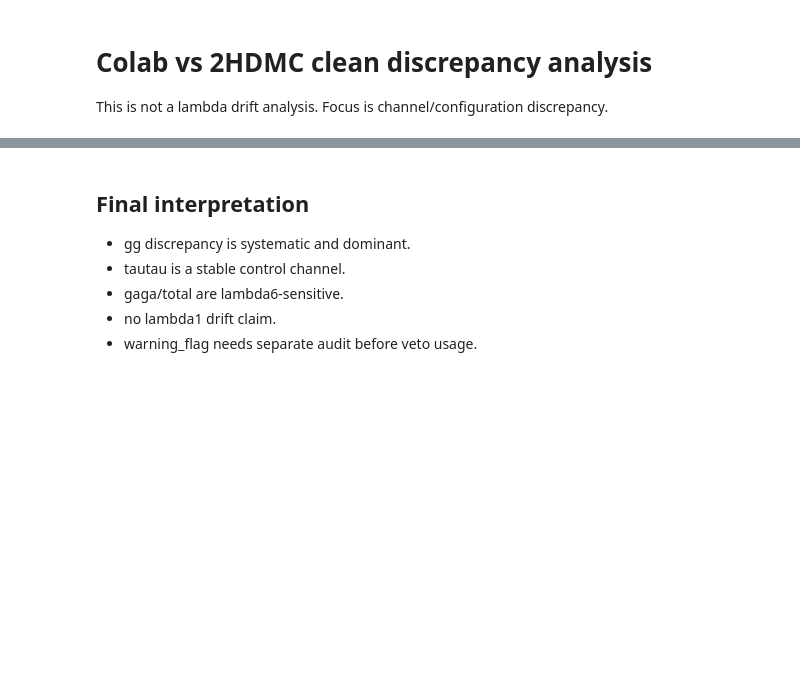
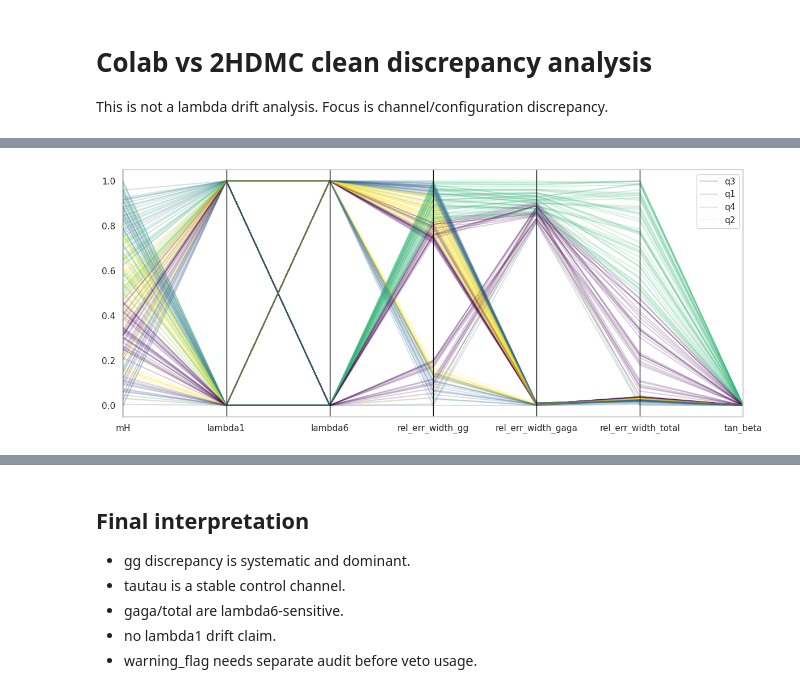
Before and after one commit to fbientrigo/dihiggs, a Jupyter notebook: scripts/analyze_colab_vs_2hdmc_clean.ipynb, the cells around one changed output, grey strips where cells are left out. Saved outputs shown, nothing was run; the diff lists cells and outputs as text; code cells hidden in the pictures; blank space fills up the shorter version.

```diff
--- a/scripts/analyze_colab_vs_2hdmc_clean.ipynb
+++ b/scripts/analyze_colab_vs_2hdmc_clean.ipynb
@@ -42,8 +70,13 @@ plt.figure(figsize=(8,4)); sns.scatterplot(data=df,x='mH',y='rel_err_width_gaga'
 # %%
 from pandas.plotting import parallel_coordinates
-cols=['mH','lambda1','lambda6','tan_beta','rel_err_width_gg','rel_err_width_gaga','rel_err_width_total']
+
+cols=['mH','lambda1','lambda6','rel_err_width_gg','rel_err_width_gaga','rel_err_width_total', 'tan_beta']
 sub=df[cols].sample(min(200,len(df)),random_state=42).copy(); sub['color_bin']=pd.qcut(sub['rel_err_width_total'],q=4,labels=['q1','q2','q3','q4'])
+
 for c in cols:
  v=sub[c].astype(float); d=v.max()-v.min(); sub[c]=0.0 if d==0 else (v-v.min())/d
+
 plt.figure(figsize=(12,5)); parallel_coordinates(sub[['color_bin']+cols],'color_bin',colormap='viridis',alpha=0.2); plt.tight_layout(); plt.savefig(FIG_DIR/'parallel_hyperparams_errors.png',dpi=160)
+# %% [output]
+[figure, added]
 # %%
```
Also changed, not shown: parts of 6 cells of this notebook, 6 other files.
